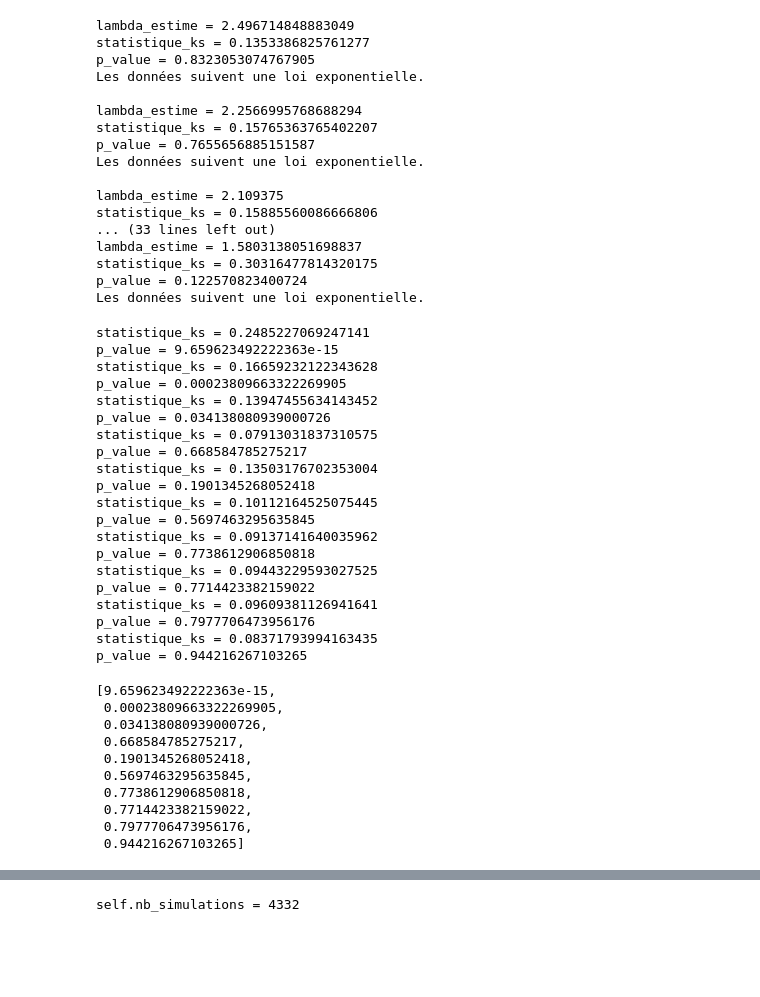
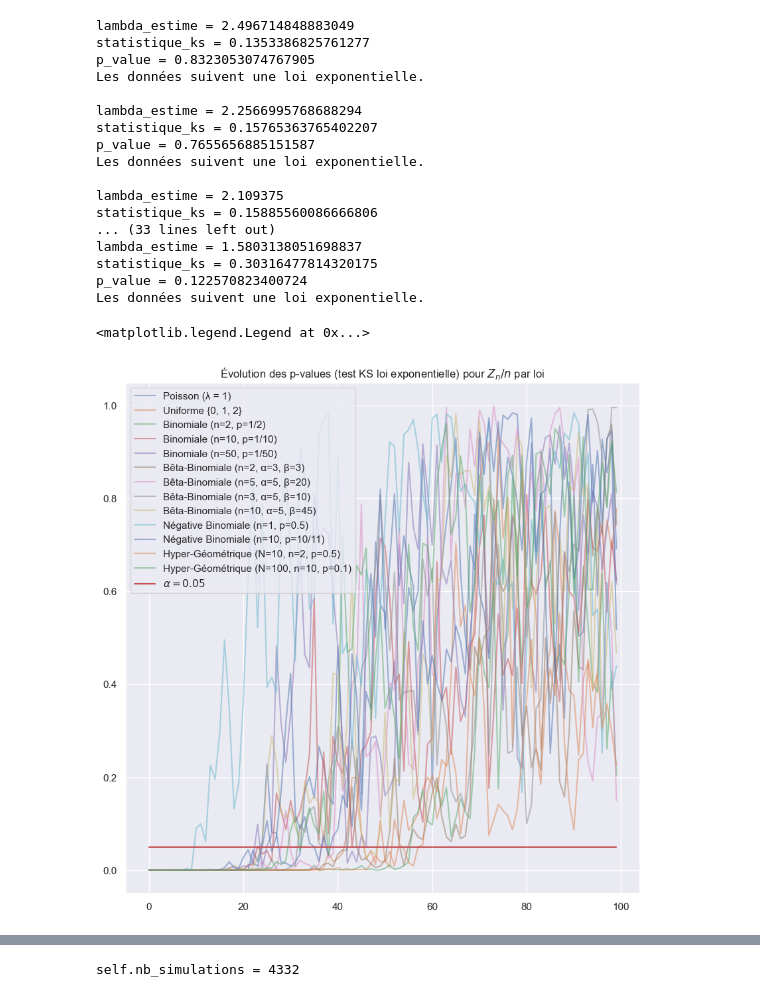
Before and after one commit to Ab2nour/epidemic-simulation, a Jupyter notebook: src/notebooks/galton-watson.ipynb, the cells around one changed output, grey strips where cells are left out. Cells and saved outputs as stored; diff of their text form; code cells hidden in the pictures; blank space fills up the shorter version.

Commit message:
feat(wip): yaglom wip

```diff
--- a/src/notebooks/galton-watson.ipynb
+++ b/src/notebooks/galton-watson.ipynb
@@ -391,36 +403,20 @@ def simulation_yaglom(
         evolution_p_value.append(p_value)
 
     return evolution_p_value
-# %%
-simulation_yaglom(poisson_1)
-# %% [output]
-statistique_ks = 0.2485227069247141
-p_value = 9.659623492222363e-15
-statistique_ks = 0.16659232122343628
-p_value = 0.00023809663322269905
-statistique_ks = 0.13947455634143452
-p_value = 0.034138080939000726
-statistique_ks = 0.07913031837310575
-p_value = 0.668584785275217
-statistique_ks = 0.13503176702353004
-p_value = 0.1901345268052418
-statistique_ks = 0.10112164525075445
-p_value = 0.5697463295635845
-statistique_ks = 0.09137141640035962
-p_value = 0.7738612906850818
-statistique_ks = 0.09443229593027525
-p_value = 0.7714423382159022
-statistique_ks = 0.09609381126941641
-p_value = 0.7977706473956176
-statistique_ks = 0.08371793994163435
-p_value = 0.944216267103265
-[9.659623492222363e-15,
- 0.00023809663322269905,
- 0.034138080939000726,
- 0.668584785275217,
- 0.1901345268052418,
- 0.5697463295635845,
- 0.7738612906850818,
- 0.7714423382159022,
- 0.7977706473956176,
- 0.944216267103265]
+# %%
+alpha = 0.05
+nb_repetitions = 100
+nb_processus = 10_000
+taille_pas = 2
+# %%
+p_value_dict = {}
+# %%
+for nom_loi, loi in distributions.items():
+    p_value_dict[nom_loi] = simulation_yaglom(
+        loi,
+        nb_processus=nb_processus,
+        taille_pas=taille_pas,
+        nb_repetitions=nb_repetitions,
+    )
+# %%
+p_value_df = pd.DataFrame(p_value_dict)
@@ -426,0 +425,13 @@ p_value = 0.944216267103265
+# %%
+p_value_df.plot(figsize=(10, 10), alpha=0.5)
+
+plt.title("Évolution des p-values (test KS loi exponentielle) pour $Z_n / n$ par loi")
+plt.plot(
+    list(range(nb_repetitions)),
+    [alpha for _ in range(nb_repetitions)],
+    label=r"$\alpha = 0.05$",
+)
+plt.legend()
+# %% [output]
+<matplotlib.legend.Legend at 0x...>
+[figure, added]
```
Also changed, not shown: parts of 13 cells of this notebook.
